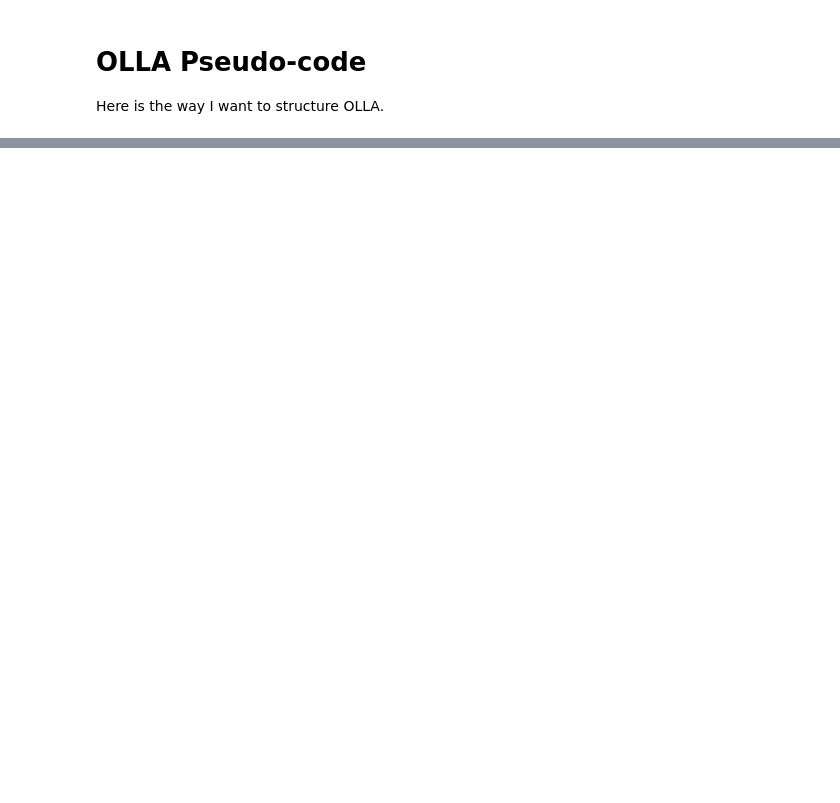
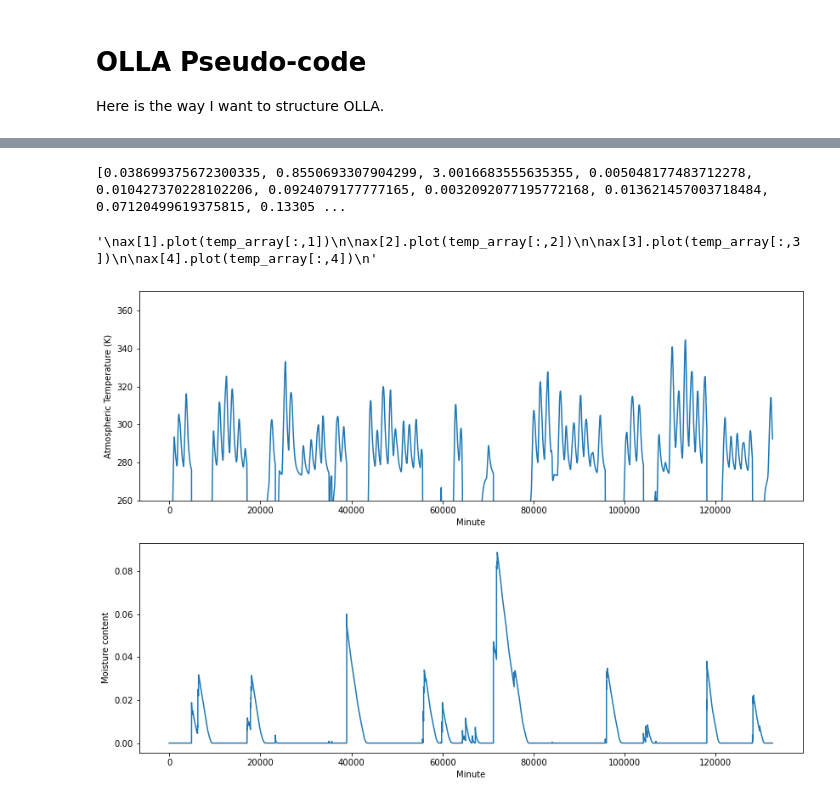
Before and after one commit to adam-bauer-34/climate-simp, a Jupyter notebook: OLLA/MasterOLLA.ipynb, the cells around one changed output, grey strips where cells are left out. Cells and saved outputs as stored; diff of their text form; code cells hidden in the pictures; blank space fills up the shorter version.

Commit message:
MasterOLLA notebook has been run with real data; changes to all programs were made.

```diff
--- a/OLLA/MasterOLLA.ipynb
+++ b/OLLA/MasterOLLA.ipynb
@@ -30,23 +57,54 @@ stats_array = getStats(rad_data, precip_data, threshold)
 # Pass resulting statistical quantities to a program that returns a red forcing .nc that is calibrated to said
 # statistical quantities; also pass the filename for ease of reference in next step
 
-tot_years = 20
+tot_years = 2
 filename = "SGP_synth_20sum"
 
 getForcingNetCDF(tot_years, stats_array, PATH+filename+".nc")
 
 # THIS IS SAVED TO PATH ABOVE NOT TO LOCAL DIRECTORY
+# %% [output]
+[0.038699375672300335, 0.8550693307904299, 3.0016683555635355, 0.005048177483712278, 0.010427370228102206, 0.0924079177777165, 0.0032092077195772168, 0.013621457003718484, 0.07120499619375815, 0.13305 ...
 # %%
 # Import .nc as forcing
 
-forcing = glob.glob("PATH"+filename+".nc")
+forcing = glob.glob(PATH+filename+".nc")
+
+#ds = xr.open_dataset(forcing[0])
+#forcing4 = ds["F_solar"].values
+#plt.plot(forcing4[:,0])
+#plt.xlim(0,1440*2)
 # %%
 # Send forcing information to OLLA
 
 # Might need for loop situation here, but basic idea is
 
-temp_array = getOLLA(forcing)
+temp_array, mois_array = getOLLA(forcing)
 # %%
 # Print & plot the results from OLLA
 
 # Generic plotting business
+
+fig, ax = plt.subplots(2, figsize=(14,10))
+
+ax[0].plot(temp_array[:,0])
+ax[0].set_ylim((260, 370))
+ax[0].set_ylabel(r"Atmospheric Temperature (K)")
+ax[0].set_xlabel(r"Minute")
+
+ax[1].plot(mois_array[:,0])
+ax[1].set_ylabel(r"Moisture content")
+ax[1].set_xlabel(r"Minute")
+#ax[1].set_ylim((0,10**(-4)))
+"""
+ax[1].plot(temp_array[:,1])
+
+ax[2].plot(temp_array[:,2])
+
+ax[3].plot(temp_array[:,3])
+
+ax[4].plot(temp_array[:,4])
+"""
+# %% [output]
+'\nax[1].plot(temp_array[:,1])\n\nax[2].plot(temp_array[:,2])\n\nax[3].plot(temp_array[:,3])\n\nax[4].plot(temp_array[:,4])\n'
+[figure, added]
```
Also changed, not shown: parts of 2 cells of this notebook, 3 other files.
